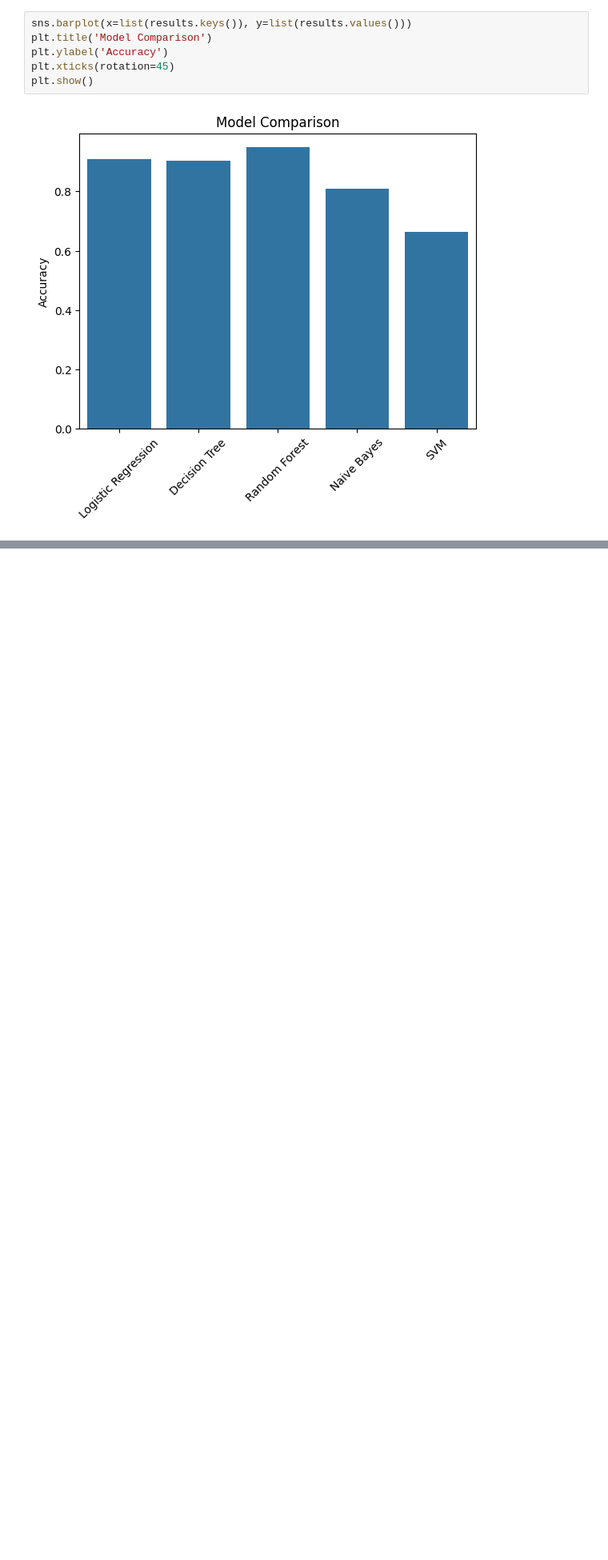
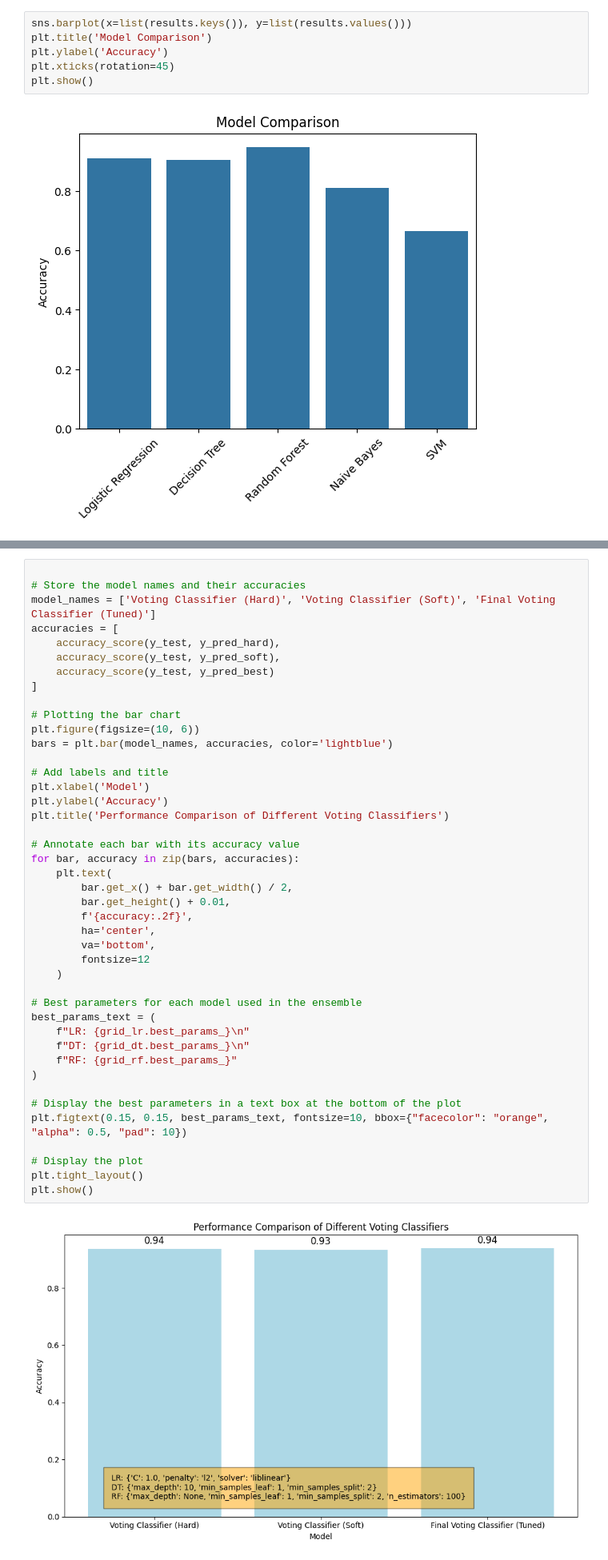
Before and after one commit to Ryuuz02/CS584_Project, a Jupyter notebook: notebook.ipynb, the cells around one changed output, grey strips where cells are left out. Shown at 80% size. Cells and saved outputs as stored; diff of their text form; blank space fills up the shorter version.

```diff
--- a/notebook.ipynb
+++ b/notebook.ipynb
@@ -276,0 +299,45 @@ print(f"Final Voting Classifier Accuracy: {accuracy_score(y_test, y_pred_best):.
+# %%
+
+# Store the model names and their accuracies
+model_names = ['Voting Classifier (Hard)', 'Voting Classifier (Soft)', 'Final Voting Classifier (Tuned)']
+accuracies = [
+    accuracy_score(y_test, y_pred_hard),
+    accuracy_score(y_test, y_pred_soft),
+    accuracy_score(y_test, y_pred_best)
+]
+
+# Plotting the bar chart
+plt.figure(figsize=(10, 6))
+bars = plt.bar(model_names, accuracies, color='lightblue')
+
+# Add labels and title
+plt.xlabel('Model')
+plt.ylabel('Accuracy')
+plt.title('Performance Comparison of Different Voting Classifiers')
+
+# Annotate each bar with its accuracy value
+for bar, accuracy in zip(bars, accuracies):
+    plt.text(
+        bar.get_x() + bar.get_width() / 2,
+        bar.get_height() + 0.01,
+        f'{accuracy:.2f}',
+        ha='center',
+        va='bottom',
+        fontsize=12
+    )
+
+# Best parameters for each model used in the ensemble
+best_params_text = (
+    f"LR: {grid_lr.best_params_}\n"
+    f"DT: {grid_dt.best_params_}\n"
+    f"RF: {grid_rf.best_params_}"
+)
+
+# Display the best parameters in a text box at the bottom of the plot
+plt.figtext(0.15, 0.15, best_params_text, fontsize=10, bbox={"facecolor": "orange", "alpha": 0.5, "pad": 10})
+
+# Display the plot
+plt.tight_layout()
+plt.show()
+# %% [output]
+[figure, added]
```
Also changed, not shown: parts of 2 cells of this notebook.
